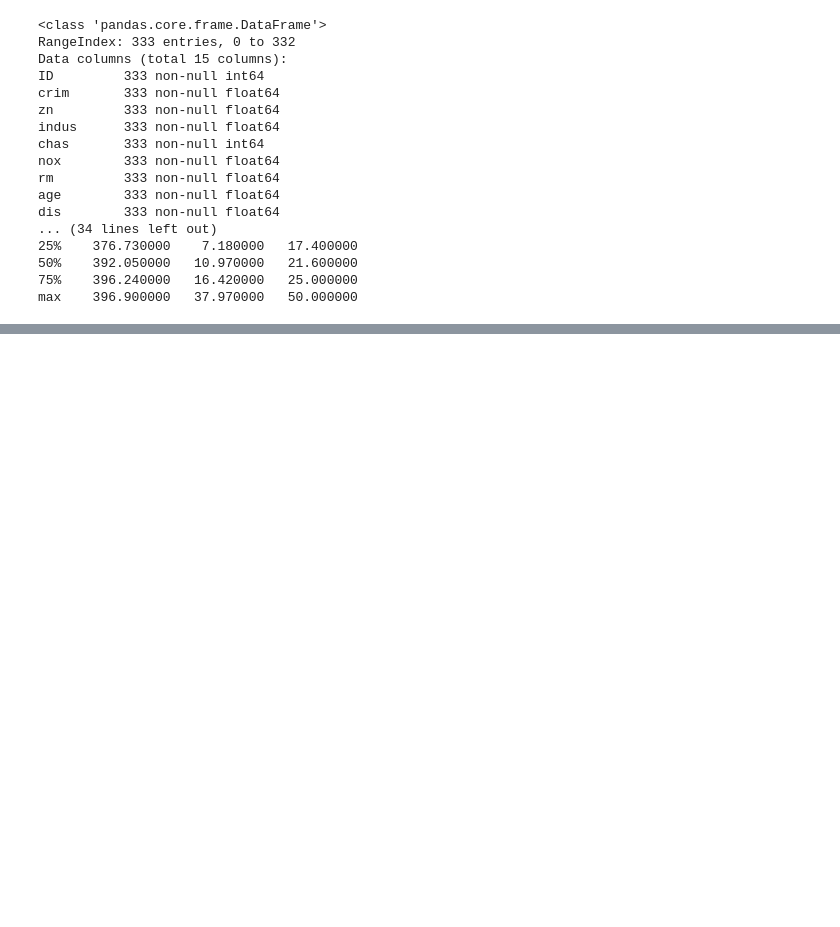
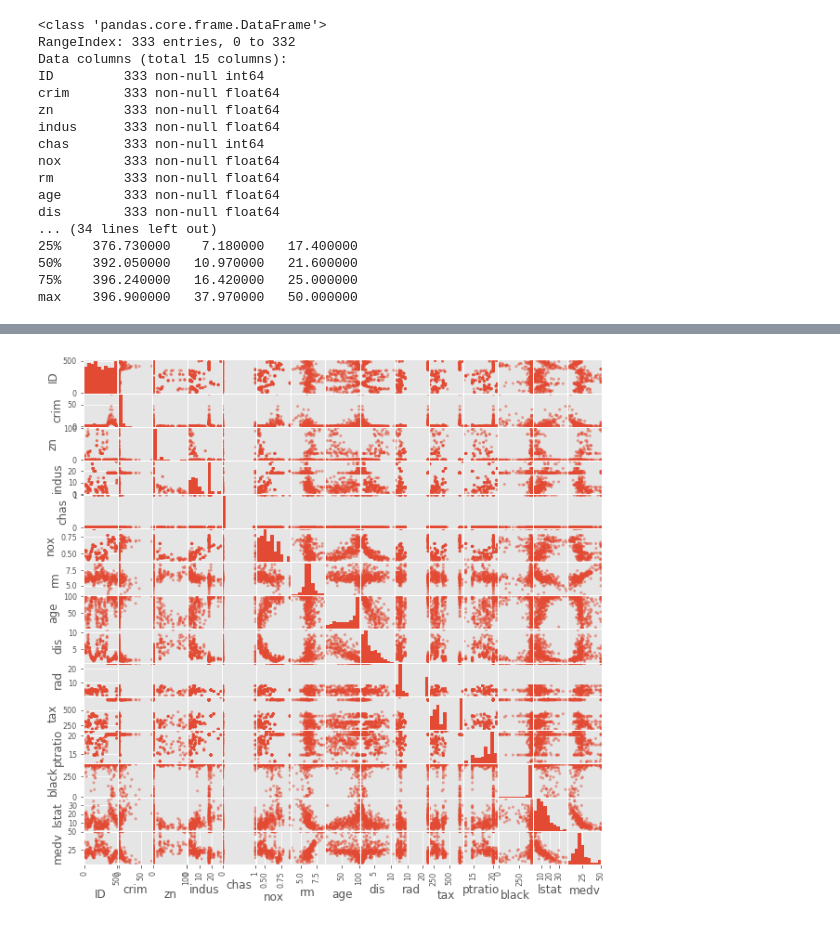
Before and after one commit to matthewsparr/dsc-1-03-16-eda-with-pandas-using-the-boston-housing-data-lab-online-ds-sp-000, a Jupyter notebook: index.ipynb, the cells around one changed output, grey strips where cells are left out. Saved outputs shown, nothing was run; the diff lists cells and outputs as text; code cells hidden in the pictures; blank space fills up the shorter version.

```diff
--- a/index.ipynb
+++ b/index.ipynb
@@ -79,7 +79,11 @@ Congratulations, you've completed your first "freeform" exploratory data analysi
 # %%
 import pandas as pd
 import matplotlib.pyplot as plt
+import numpy as np
 %matplotlib notebook
+plt.style.use('ggplot')
+
+
 
 df = pd.read_csv('train.csv')
 
@@ -126,0 +110,5 @@ cvm.plot.scatter(x='medv', y='crim')
+# %%
+import seaborn as sns
+pd.plotting.scatter_matrix(df, figsize=(10,10));
+# %% [output]
+[figure, added]
```
Also changed, not shown: parts of 28 cells of this notebook.
